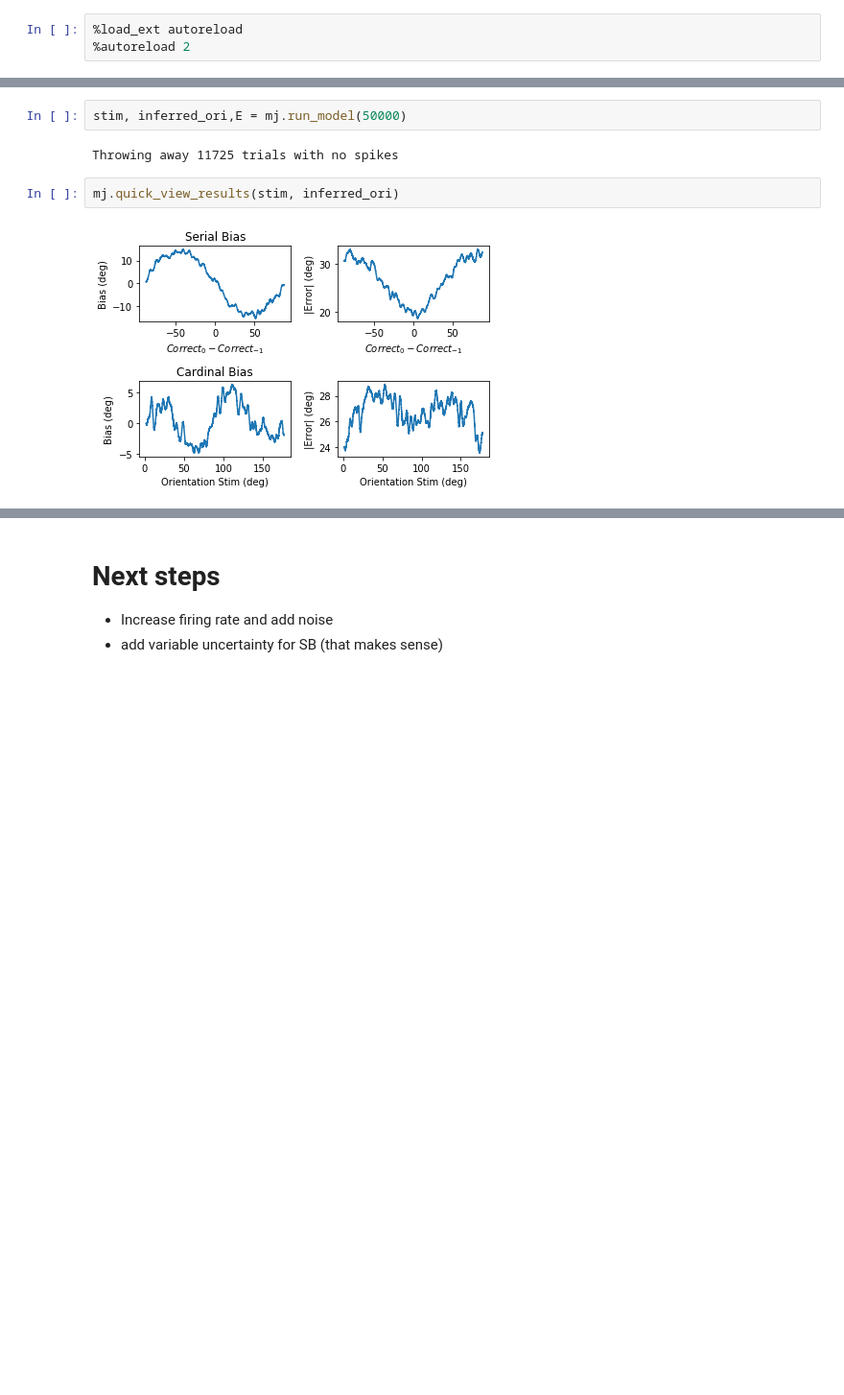
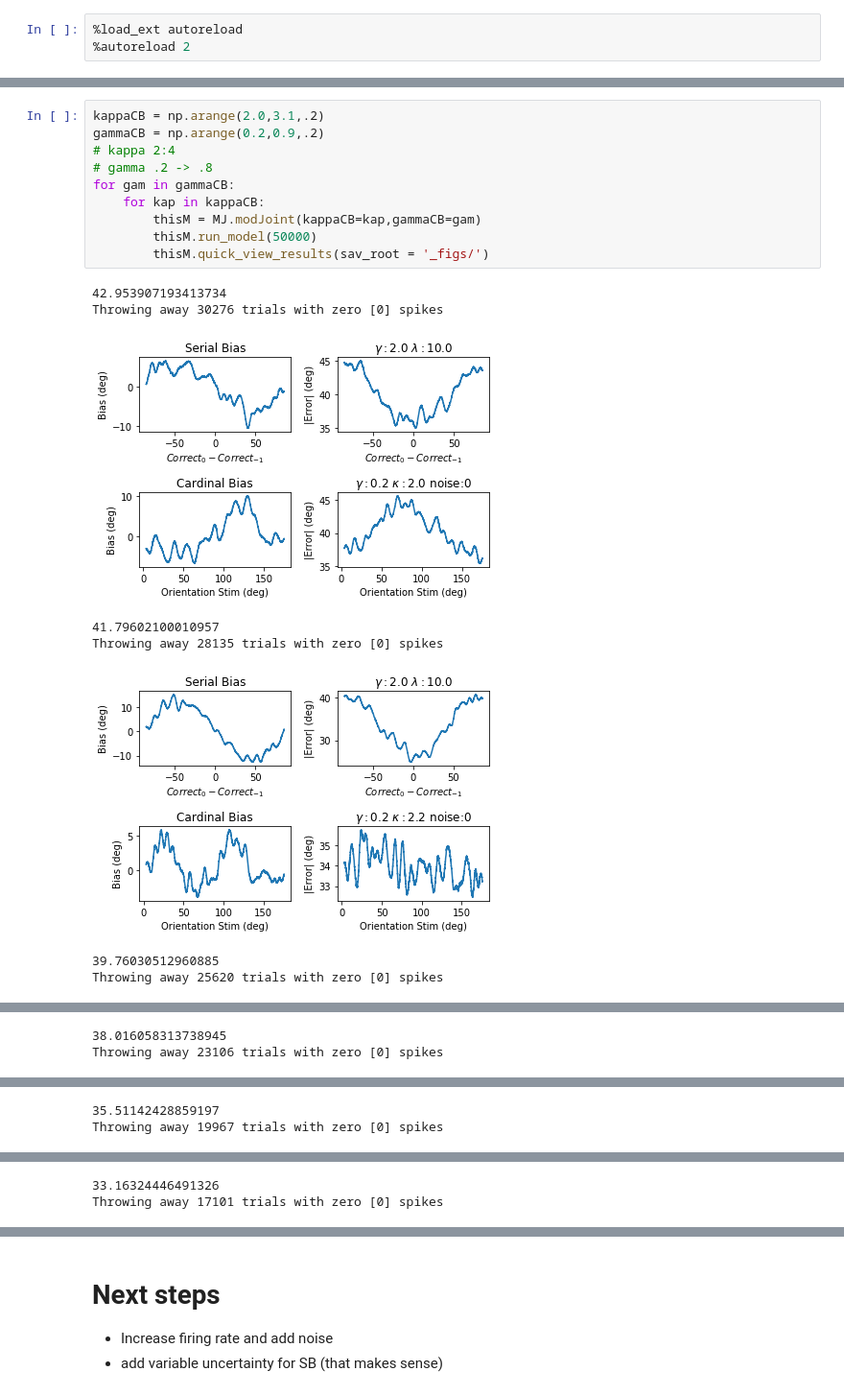
Before and after one commit to TimCSheehan/biasModels, a Jupyter notebook: playModels.ipynb, the cells around one changed output, grey strips where cells are left out. Shown: that part at 96% size. Drawn from its saved outputs; the diff is of its cells as text; blank space fills up the shorter version.

```diff
--- a/playModels.ipynb
+++ b/playModels.ipynb
@@ -7,8 +8,19 @@ import model_joint as mj
-# %%
-stim, inferred_ori,E = mj.run_model(50000)
-# %% [output]
-Throwing away 11725 trials with no spikes
-# %%
-mj.quick_view_results(stim, inferred_ori)
-# %% [output]
-[figure, removed]
+# %%
+kappaCB = np.arange(2.0,3.1,.2)
+gammaCB = np.arange(0.2,0.9,.2)
+# kappa 2:4
+# gamma .2 -> .8
+for gam in gammaCB:
+    for kap in kappaCB:
+        thisM = MJ.modJoint(kappaCB=kap,gammaCB=gam)
+        thisM.run_model(50000)
+        thisM.quick_view_results(sav_root = '_figs/')
+# %% [output]
+42.953907193413734
+Throwing away 30276 trials with zero [0] spikes
+[figure, added]
+41.79602100010957
+Throwing away 28135 trials with zero [0] spikes
+[figure, added]
+39.76030512960885
+Throwing away 25620 trials with zero [0] spikes
@@ -14,0 +28,2 @@ mj.quick_view_results(stim, inferred_ori)
+38.016058313738945
+Throwing away 23106 trials with zero [0] spikes
@@ -14,0 +31,2 @@ mj.quick_view_results(stim, inferred_ori)
+35.51142428859197
+Throwing away 19967 trials with zero [0] spikes
@@ -14,0 +34,2 @@ mj.quick_view_results(stim, inferred_ori)
+33.16324446491326
+Throwing away 17101 trials with zero [0] spikes
```
Also changed, not shown: parts of 17 cells of this notebook, 9 other files.
